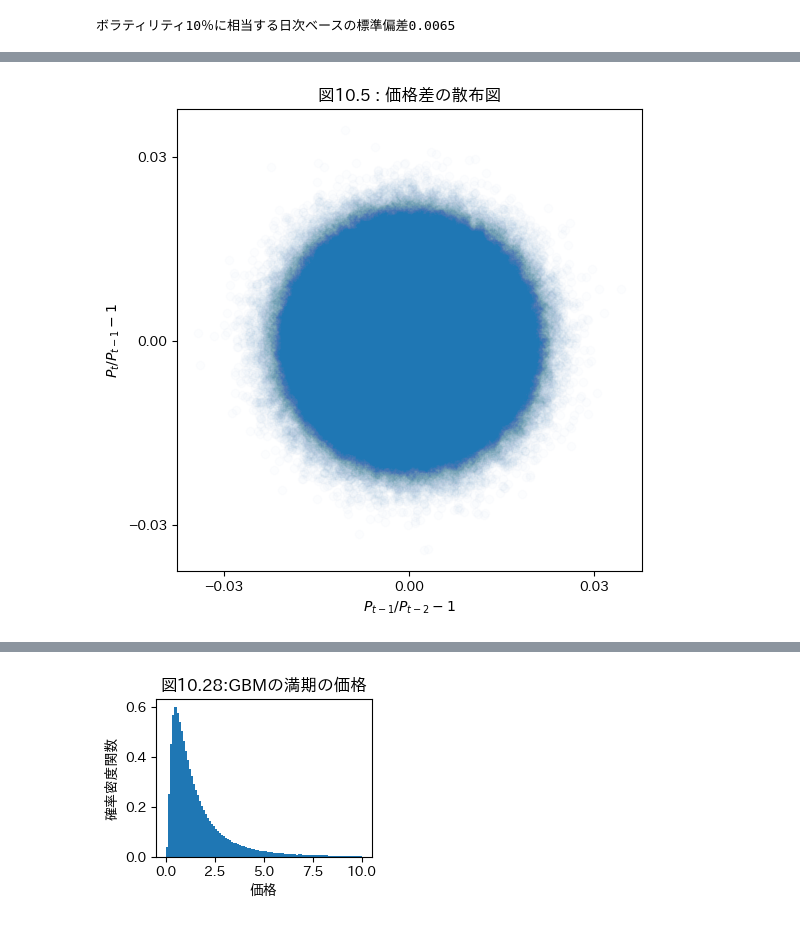
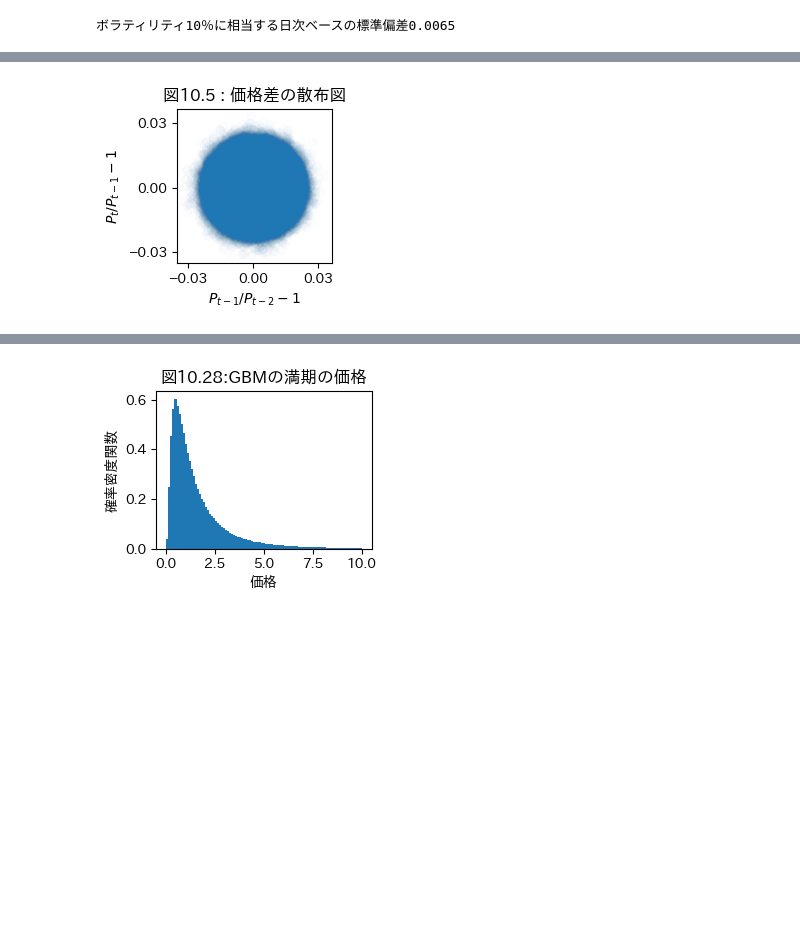
Before and after one commit to innovation1005/python3-for-system-trade2, a Jupyter notebook: pan10.ipynb, the cells around one changed output, grey strips where cells are left out. Drawn from its saved outputs; the diff is of its cells as text; code cells hidden in the pictures; blank space fills up the shorter version.

```diff
--- a/pan10.ipynb
+++ b/pan10.ipynb
@@ -101,20 +103,20 @@ def generateTSD(sigma,trial,n,a,b):
 p240,highlow,dP=generateTSD(sigma,10000,240,0,1)
 # %%
 def scatter(tsd1,tsd2,title):
-    plt.figure(figsize=(6,6))
-    mx=round(dP.max()[0],2)
-    mn=round(dP.min()[0],2)
+    plt.figure(figsize=(2,2))
+    mx=round(dP.dropna().max().iloc[0],2)
+    mn=round(dP.dropna().min().iloc[0],2)
     plt.scatter(dP.shift(),dP,alpha=0.01)
     plt.xlabel('$P_{t-1}/P_{t-2}-1$')
     plt.ylabel('$P_t/P_{t-1}-1$')
     plt.xticks([mn,0,mx])
     plt.yticks([mn,0,mx])
     plt.title(title)
     #plt.savefig(title[:6]+'.jpeg',dpi=600)
     plt.show()
 scatter(dP.shift(),dP,'図10.5 : 価格差の散布図')
 # %% [output]
-[figure, old version]
+[figure, new version]
 # %%
 plot_hist_scatter(highlow,p240,'時間経過(t)','価格','価格差','頻度',
                  '図10.6 : 価格の推移','図10.7: 価格差の分布',
```
Also changed, not shown: parts of 18 cells of this notebook.
